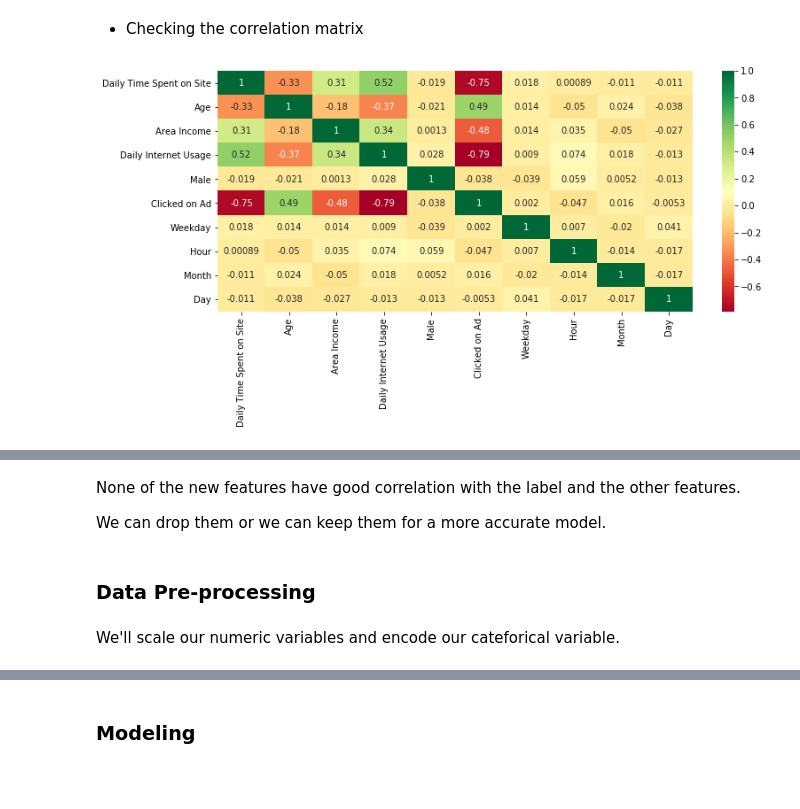
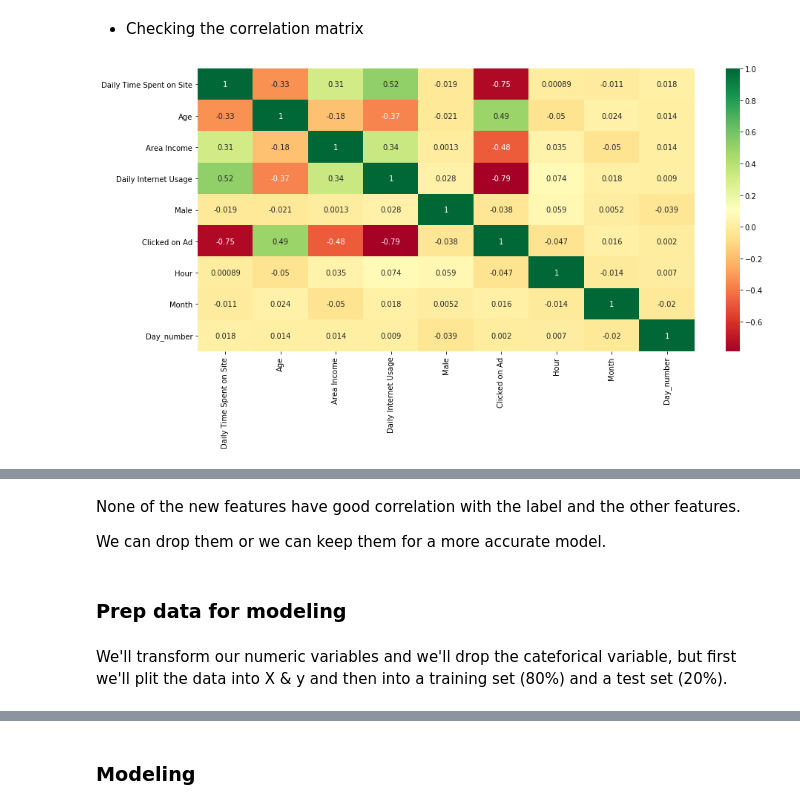
Before and after one commit to cristina-iacob/Predicting-Ad-Click, a Jupyter notebook: AdClickPrediction.ipynb, the cells around one changed output, grey strips where cells are left out. Cells and saved outputs as stored; diff of their text form; code cells hidden in the pictures; blank space fills up the shorter version.

```diff
--- a/AdClickPrediction.ipynb
+++ b/AdClickPrediction.ipynb
@@ -203,13 +291,11 @@ Similar for the customer's City.
 # %%
-# Changeing the datetime object
+# Changing the datetime object
 ad_df["Timestamp"] = pd.to_datetime(ad_df["Timestamp"])
 
 # Extracting Timestamp to generate new columns as Month, Day, Hour and Weekday
-ad_df["Weekday"] = ad_df["Timestamp"].dt.dayofweek
+# ad_df["Timestamp"].dt.hour
 ad_df["Hour"] = ad_df["Timestamp"].dt.hour
 ad_df["Month"] = ad_df["Timestamp"].dt.month
-ad_df["Day"] = ad_df["Timestamp"].dt.day
-
-# checking the database
-ad_df.head(1)
+ad_df["Day_number"] = ad_df["Timestamp"].dt.weekday
+ad_df["Day_name"] = ad_df["Timestamp"].dt.day_name()
 # %% [output]
@@ -218 +302,6 @@ ad_df.head(1)
 [interactive output not drawn]
+# %%
+ad_df = ad_df.drop(columns=["Timestamp"])
+
+# checking the database
+ad_df.head(1)
@@ -219,17 +378,17 @@ ad_df.head(1)
 # %% [markdown]
 * Checking the correlation matrix
 # %%
-plt.figure(figsize=(12, 5))
+plt.figure(figsize=(15, 7))
 sns.heatmap(ad_df.corr(), cmap="RdYlGn", annot=True)
 plt.show()
 # %% [output]
-[figure, old version]
+[figure, new version]
 [interactive output not drawn]
 # %% [markdown]
 None of the new features have good correlation with the label and the other features.
 
 We can drop them or we can keep them for a more accurate model.
-# %% [markdown]
-### Data Pre-processing
-# %% [markdown]
-We'll scale our numeric variables and encode our cateforical variable.
+# %% [markdown]
+### Prep data for modeling
+# %% [markdown]
+We'll transform our numeric variables and we'll drop the cateforical variable, but first we'll plit the data into X & y and then into a training set (80%) and a test set (20%).
```
Also changed, not shown: parts of 78 cells of this notebook.
